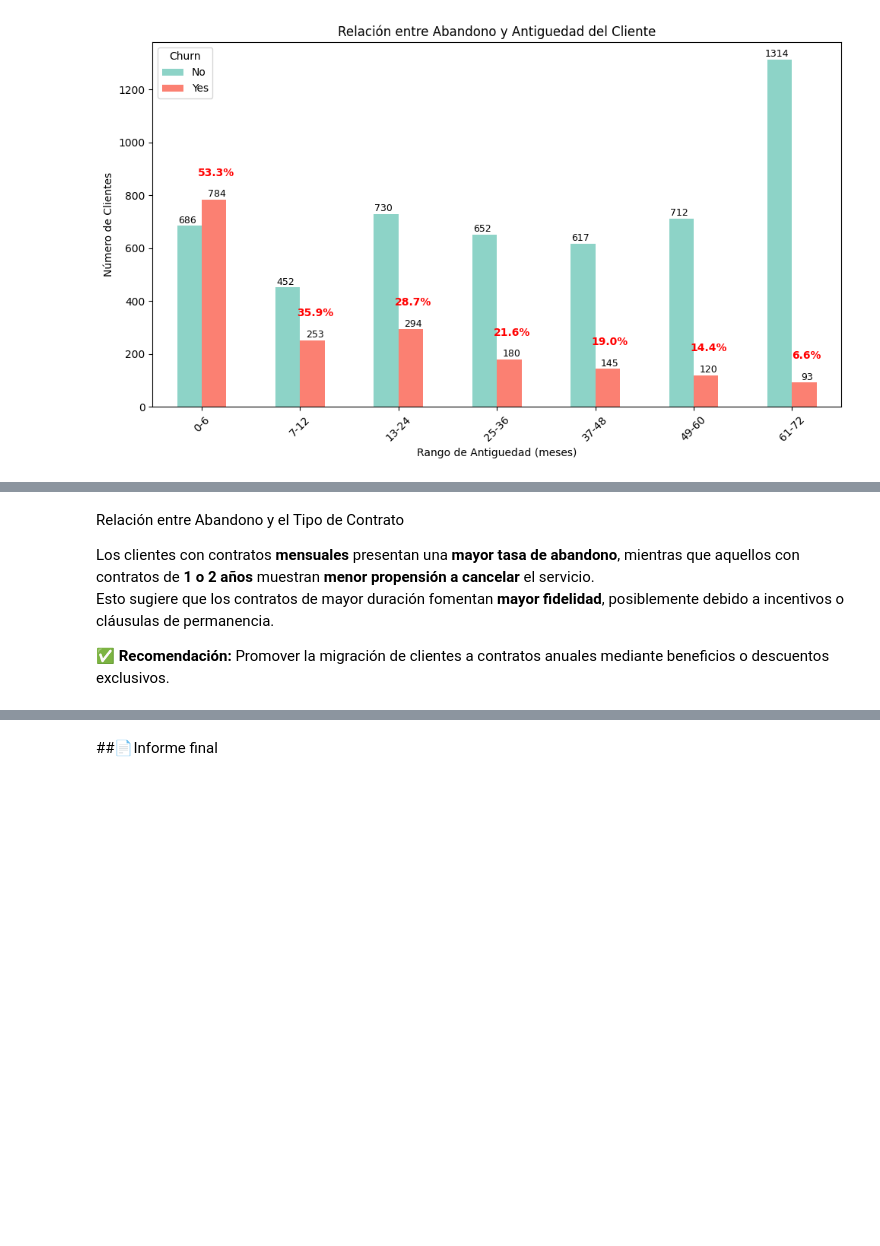
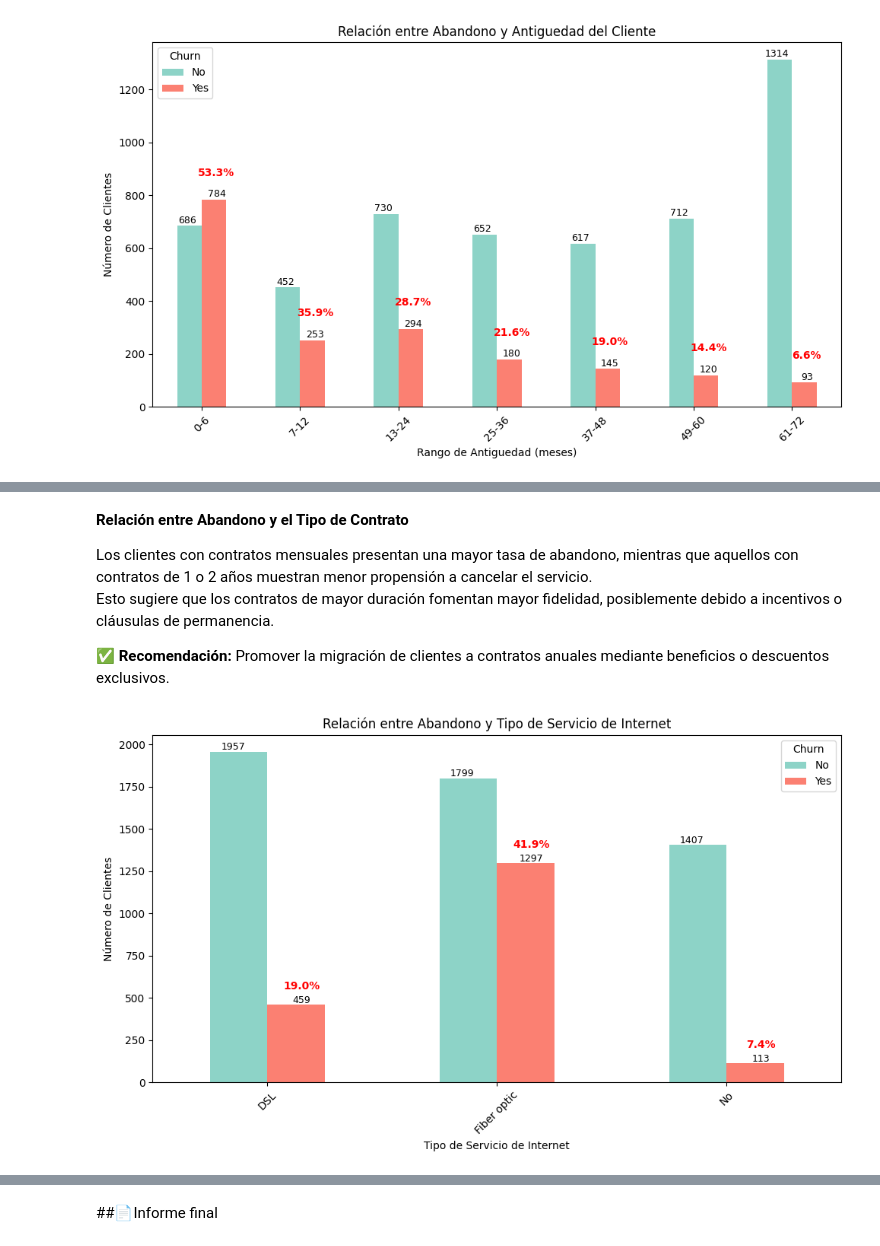
Before and after one commit to JonathanPuertaG/Challenge2-TelecomX, a Jupyter notebook: Challenge_Telecom_X.ipynb, the cells around one changed output, grey strips where cells are left out. Drawn from its saved outputs; the diff is of its cells as text; code cells hidden in the pictures; blank space fills up the shorter version.

```diff
--- a/Challenge_Telecom_X.ipynb
+++ b/Challenge_Telecom_X.ipynb
@@ -361,7 +361,11 @@ graficar_abandono('Contract', 'Relación entre Churn y Tipo de Contrato', 'Tipo
 # %% [markdown]
-Relación entre Abandono y el Tipo de Contrato
+**Relación entre Abandono y el Tipo de Contrato**
 
-Los clientes con contratos **mensuales** presentan una **mayor tasa de abandono**, mientras que aquellos con contratos de **1 o 2 años** muestran **menor propensión a cancelar** el servicio.
-Esto sugiere que los contratos de mayor duración fomentan **mayor fidelidad**, posiblemente debido a incentivos o cláusulas de permanencia.
+Los clientes con contratos mensuales presentan una mayor tasa de abandono, mientras que aquellos con contratos de 1 o 2 años muestran menor propensión a cancelar el servicio.
+Esto sugiere que los contratos de mayor duración fomentan mayor fidelidad, posiblemente debido a incentivos o cláusulas de permanencia.
 
 ✅ **Recomendación:** Promover la migración de clientes a contratos anuales mediante beneficios o descuentos exclusivos.
+# %%
+graficar_abandono('InternetService', 'Relación entre Abandono y Tipo de Servicio de Internet', 'Tipo de Servicio de Internet')
+# %% [output]
+[figure, added]
```
Also changed, not shown: parts of 3 cells of this notebook.
